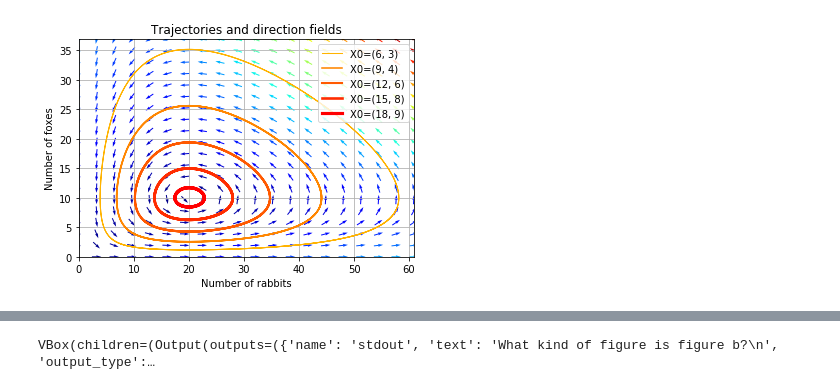
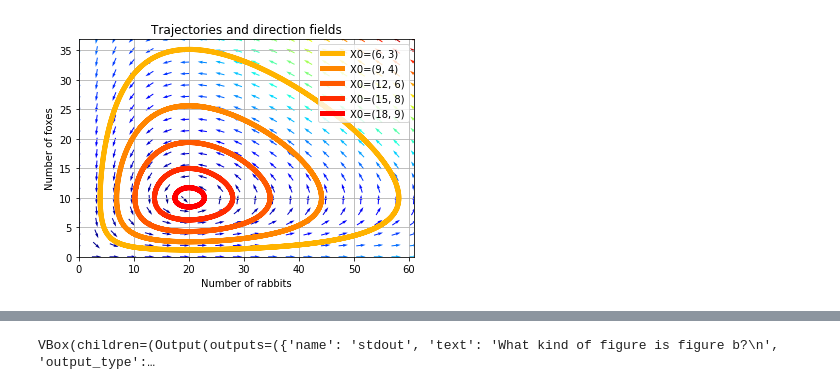
Before and after one commit to bigfooted/covid19-seir, a Jupyter notebook: presentation_seir.ipynb, the cells around one changed output, grey strips where cells are left out. Drawn from its saved outputs; the diff is of its cells as text; code cells hidden in the pictures.

```diff
--- a/presentation_seir.ipynb
+++ b/presentation_seir.ipynb
@@ -57,43 +69,46 @@ f1.savefig('rabbits_and_foxes_1.png')
 values  = linspace(0.3, 0.9, 5)                          # position of X0 between X_f0 and X_f1
 vcolors = p.cm.autumn_r(linspace(0.3, 1., len(values)))  # colors for each trajectory
 
-f2 = p.figure()
+#f2 = p.figure()
 
 #-------------------------------------------------------
 # plot trajectories
 for v, col in zip(values, vcolors):
     X0 = v * X_f1                               # starting point
     X = integrate.odeint( dX_dt, X0, t)         # we don't need infodict here
-    p.plot( X[:,0], X[:,1], lw=3.5*v, color=col, label='X0=(%.f, %.f)' % ( X0[0], X0[1]) )
+    #p.plot( X[:,0], X[:,1], lw=5.0*v, color=col, label='X0=(%.f, %.f)' % ( X0[0], X0[1]) )
+    p.plot( X[:,0], X[:,1], lw=5.0, color=col, label='X0=(%.f, %.f)' % ( X0[0], X0[1]) )
 
 #-------------------------------------------------------
 # define a grid and compute direction at each point
 ymax = p.ylim(ymin=0)[1]                        # get axis limits
 xmax = p.xlim(xmin=0)[1]
 nb_points   = 20
 
 x = linspace(0, xmax, nb_points)
 y = linspace(0, ymax, nb_points)
 
 X1 , Y1  = meshgrid(x, y)                       # create a grid
 DX1, DY1 = dX_dt([X1, Y1])                      # compute growth rate on the gridt
 M = (hypot(DX1, DY1))                           # Norm of the growth rate
 M[ M == 0] = 1.                                 # Avoid zero division errors
 DX1 /= M                                        # Normalize each arrows
 DY1 /= M
 
 #-------------------------------------------------------
 # Drow direction fields, using matplotlib 's quiver function
 # I choose to plot normalized arrows and to use colors to give information on
 # the growth speed
 p.title('Trajectories and direction fields')
 Q = p.quiver(X1, Y1, DX1, DY1, M, pivot='mid', cmap=p.cm.jet)
+#Q = p.quiver(X1, Y1, DX1, DY1, M, pivot='mid')
 p.xlabel('Number of rabbits')
 p.ylabel('Number of foxes')
 p.legend()
 p.grid()
 p.xlim(0, xmax)
 p.ylim(0, ymax)
-f2.savefig('rabbits_and_foxes_2.png')
+#f2.savefig('rabbits_and_foxes_2.png')
+p.show()
 # %% [output]
-[figure, old version]
+[figure, new version]
```
Also changed, not shown: parts of 11 cells of this notebook, 14 other files.
